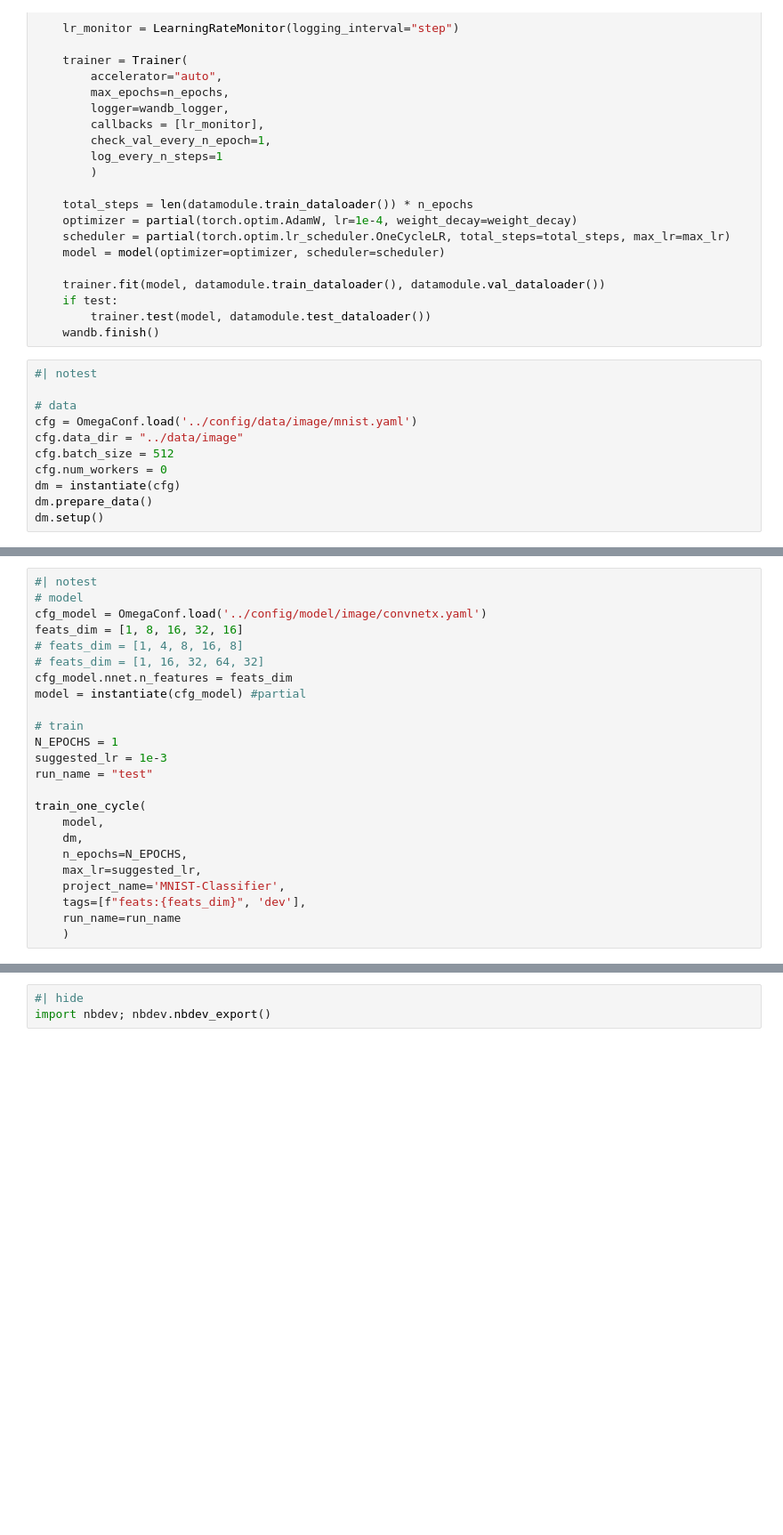
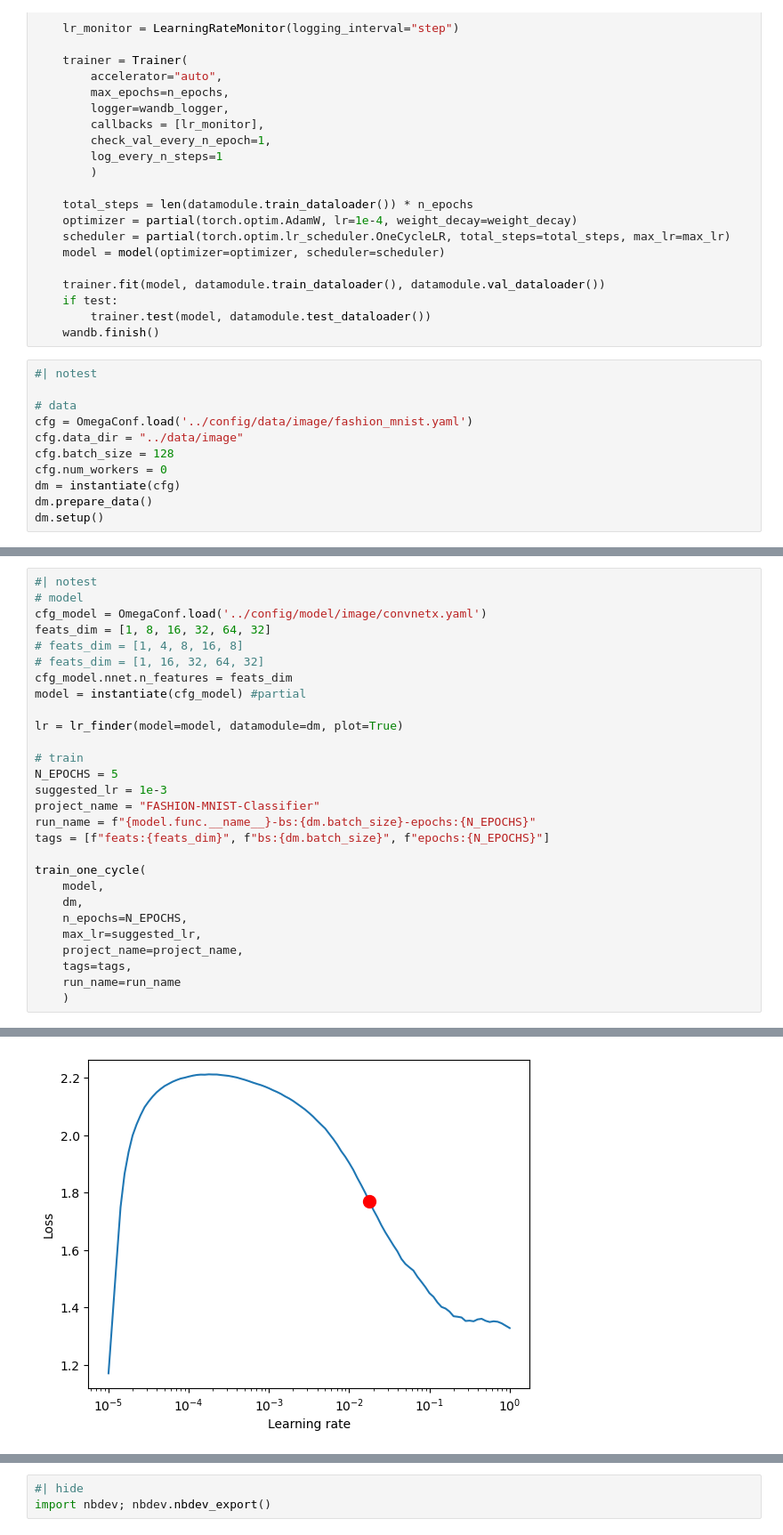
Before and after one commit to slegroux/nimrod, a Jupyter notebook: nbs/models.core.ipynb, the cells around one changed output, grey strips where cells are left out. Shown at 89% size. Cells and saved outputs as stored; diff of their text form; blank space fills up the shorter version.

Commit message:
test different ds

```diff
--- a/nbs/models.core.ipynb
+++ b/nbs/models.core.ipynb
@@ -377,9 +377,9 @@ def train_one_cycle(
 #| notest
 
 # data
-cfg = OmegaConf.load('../config/data/image/mnist.yaml')
+cfg = OmegaConf.load('../config/data/image/fashion_mnist.yaml')
 cfg.data_dir = "../data/image"
-cfg.batch_size = 512
+cfg.batch_size = 128
 cfg.num_workers = 0
 dm = instantiate(cfg)
 dm.prepare_data()
@@ -394,24 +394,28 @@ dm.setup()
 #| notest
 # model
 cfg_model = OmegaConf.load('../config/model/image/convnetx.yaml')
-feats_dim = [1, 8, 16, 32, 16]
+feats_dim = [1, 8, 16, 32, 64, 32]
 # feats_dim = [1, 4, 8, 16, 8]
 # feats_dim = [1, 16, 32, 64, 32]
 cfg_model.nnet.n_features = feats_dim
 model = instantiate(cfg_model) #partial
 
+lr = lr_finder(model=model, datamodule=dm, plot=True)
+
 # train
-N_EPOCHS = 1
+N_EPOCHS = 5
 suggested_lr = 1e-3
-run_name = "test"
+project_name = "FASHION-MNIST-Classifier"
+run_name = f"{model.func.__name__}-bs:{dm.batch_size}-epochs:{N_EPOCHS}"
+tags = [f"feats:{feats_dim}", f"bs:{dm.batch_size}", f"epochs:{N_EPOCHS}"]
 
 train_one_cycle(
     model,
     dm,
     n_epochs=N_EPOCHS,
     max_lr=suggested_lr,
-    project_name='MNIST-Classifier',
-    tags=[f"feats:{feats_dim}", 'dev'],
+    project_name=project_name,
+    tags=tags,
     run_name=run_name
     )
 # %% [output]
@@ -423,0 +437 @@ HPU available: False, using: 0 HPUs
+[figure, added]
```
Also changed, not shown: parts of 3 cells of this notebook, 3 other files.
